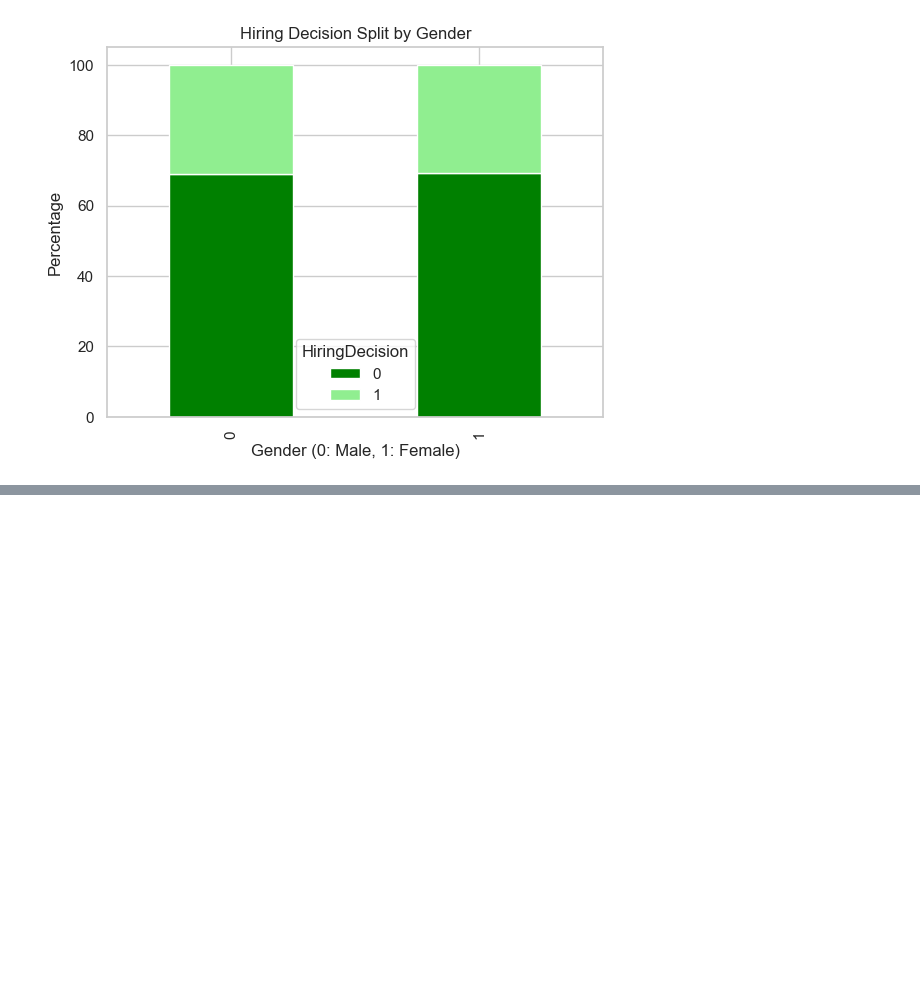
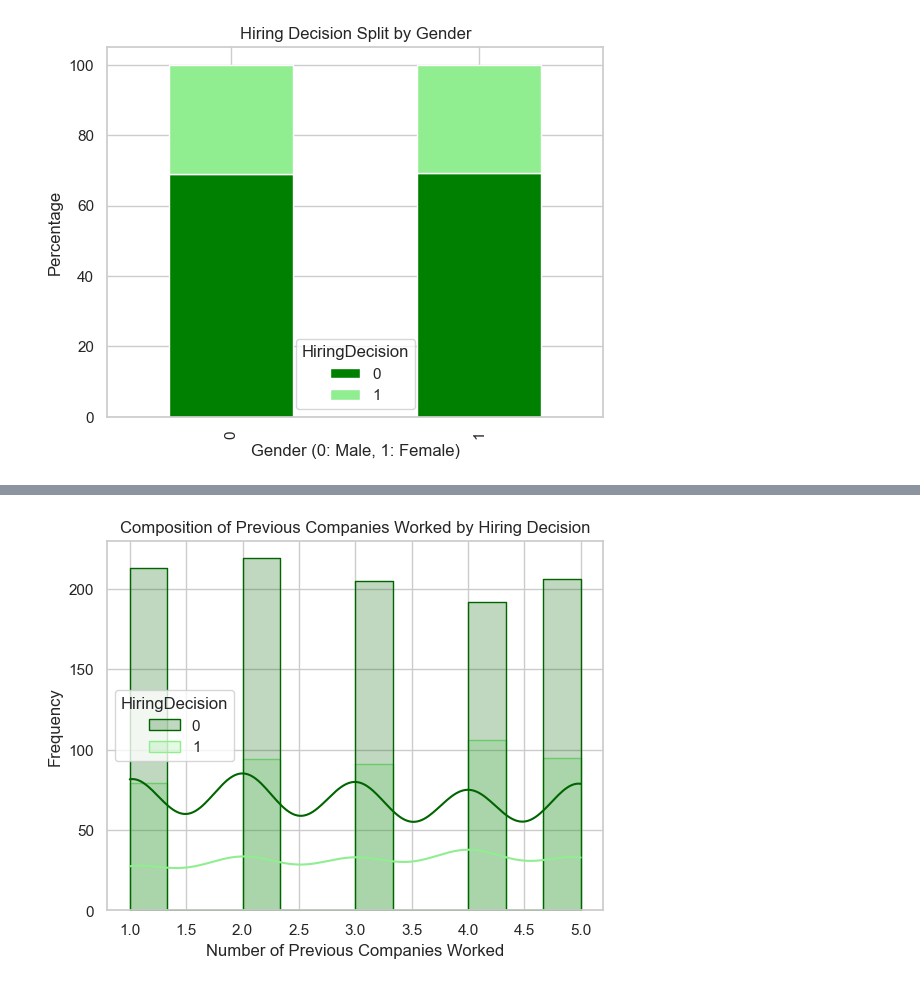
Before and after one commit to Eunnylans/Hiring--Analysis--Using--Linear--Regression, a Jupyter notebook: Predicting--Hiring--Decisions.ipynb, the cells around one changed output, grey strips where cells are left out. Cells and saved outputs as stored; diff of their text form; code cells hidden in the pictures; blank space fills up the shorter version.

```diff
--- a/Predicting--Hiring--Decisions.ipynb
+++ b/Predicting--Hiring--Decisions.ipynb
@@ -889,0 +917,10 @@ plt.show()
+# %%
+# 6. How does the composition of previous companies worked vary between hired and not hired candidates?
+custom_palette = ['darkgreen', 'lightgreen']
+sns.histplot(df, x='PreviousCompanies', hue='HiringDecision', kde=True, element='step', palette=custom_palette)
+plt.title('Composition of Previous Companies Worked by Hiring Decision')
+plt.xlabel('Number of Previous Companies Worked')
+plt.ylabel('Frequency')
+plt.show()
+# %% [output]
+[figure, added]
```
Also changed, not shown: parts of 3 cells of this notebook, 1 other file.
